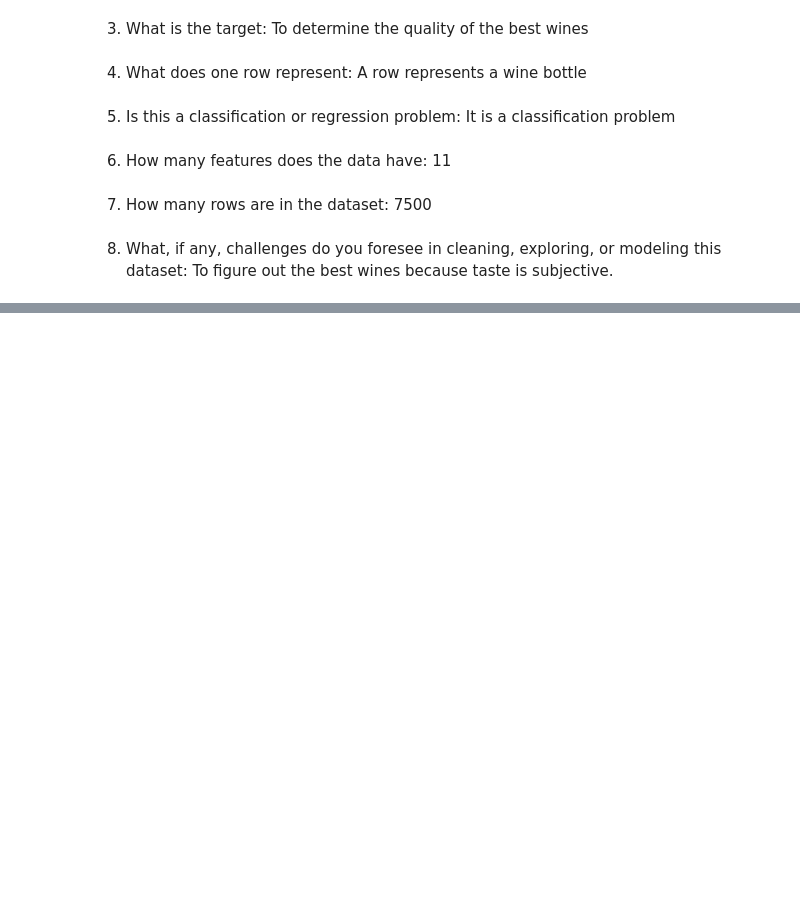
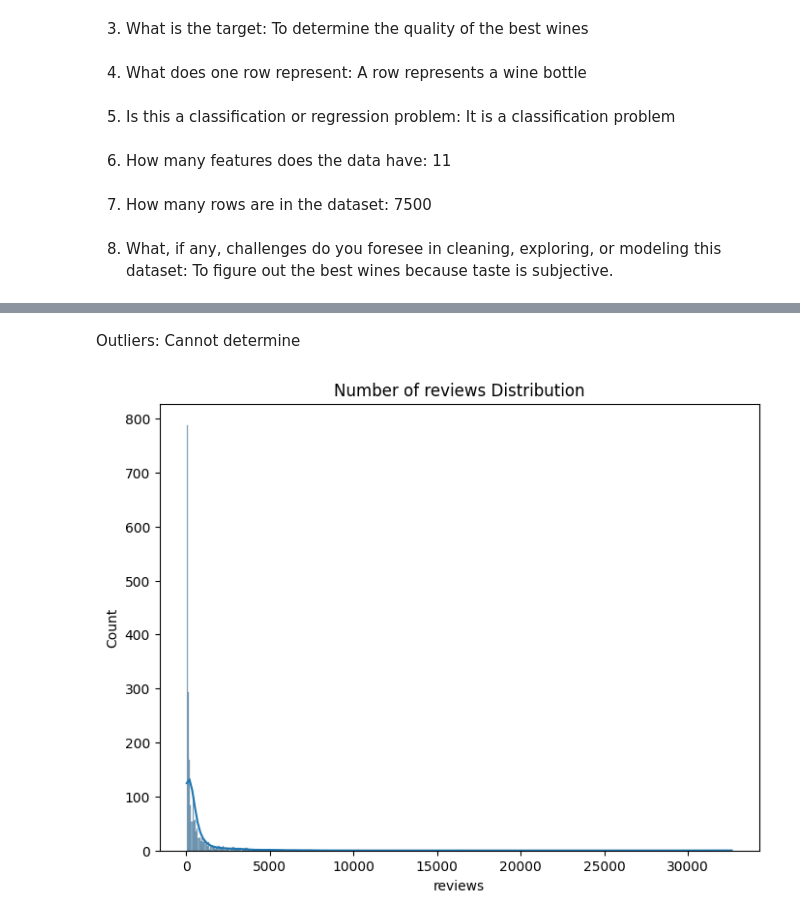
Before and after one commit to jrohn34/Cirrhosis_Classification, a Jupyter notebook: Project2.ipynb, the cells around one changed output, grey strips where cells are left out. Cells and saved outputs as stored; diff of their text form; code cells hidden in the pictures; blank space fills up the shorter version.

```diff
--- a/Project2.ipynb
+++ b/Project2.ipynb
@@ -110,0 +175,11 @@ The following data contains the information collected from the Mayo Clinic trial
+# %% [markdown]
+Outliers: Cannot determine
+# %%
+plt.figure(figsize=(8, 6))
+sns.histplot(df_wine['num_reviews'], kde=True)
+plt.title('Number of reviews Distribution')
+plt.xlabel('reviews')
+plt.ylabel('Count')
+plt.show()
+# %% [output]
+[figure, added]
```
Also changed, not shown: parts of 52 cells of this notebook.
